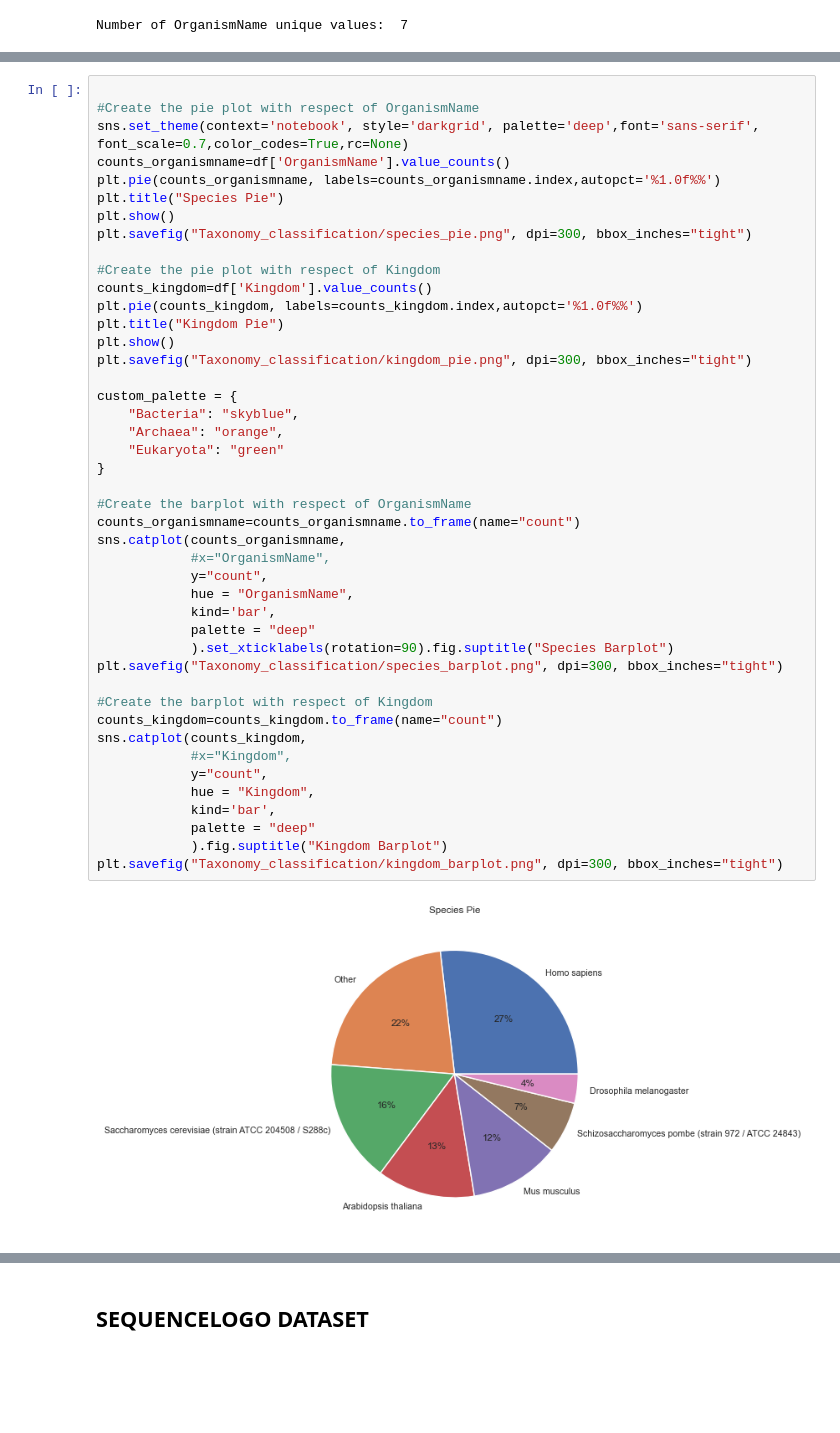
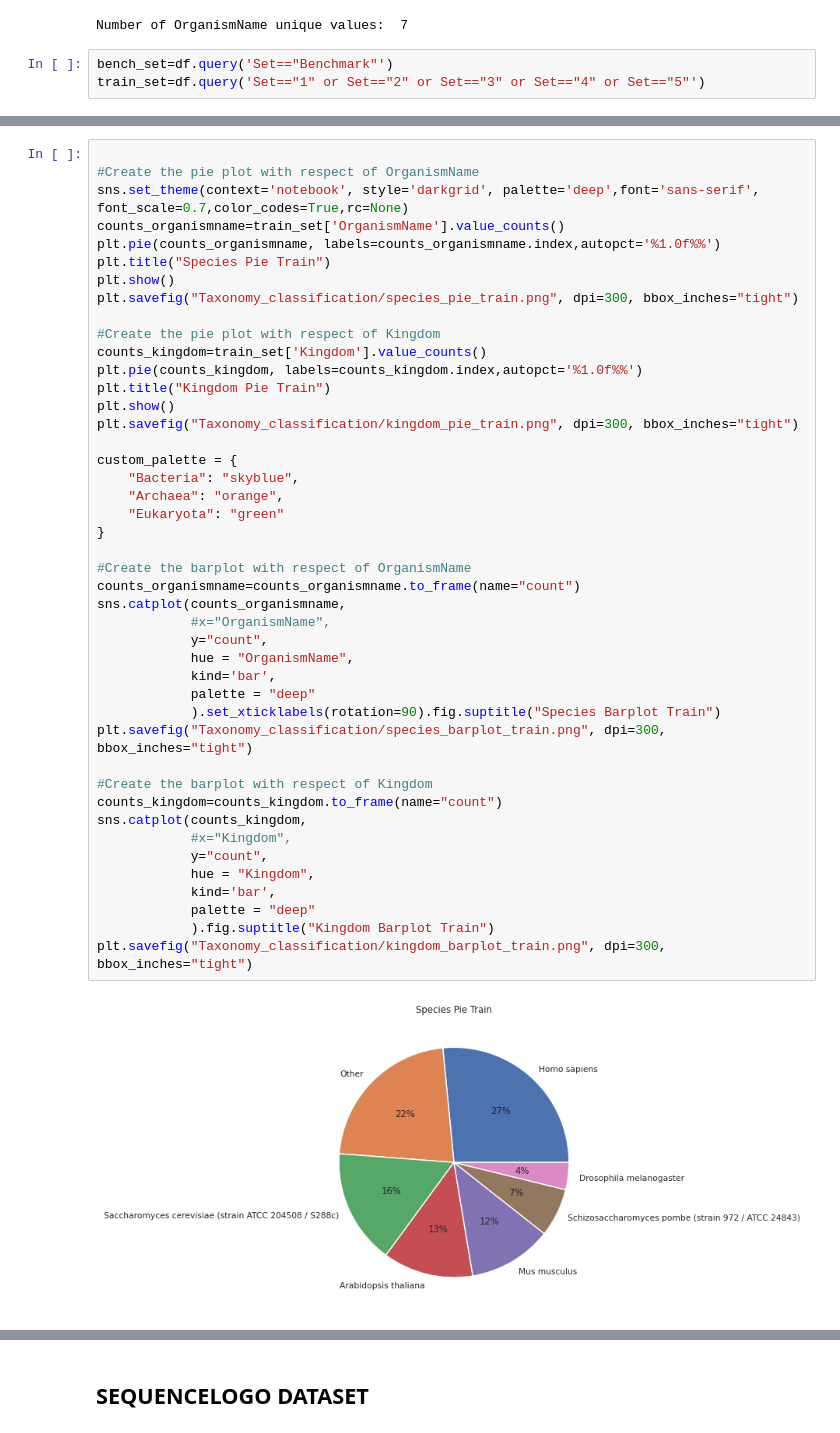
Before and after one commit to LucaCagnini/LB2_project_Group_3, a Jupyter notebook: Data_Analysis/plots.ipynb, the cells around one changed output, grey strips where cells are left out. Saved outputs shown, nothing was run; the diff lists cells and outputs as text; blank space fills up the shorter version.

Commit message:
changed the pie graphs and barplots including division per benchmark and training sets

```diff
--- a/Data_Analysis/plots.ipynb
+++ b/Data_Analysis/plots.ipynb
@@ -1008,3 +1008,6 @@ df.loc[~df["OrganismName"].isin(tmp_most_rep), "OrganismName"] = "Other"
 print("Number of OrganismName unique values: ",df["OrganismName"].nunique())
 # %% [output]
 Number of OrganismName unique values:  7
+# %%
+bench_set=df.query('Set=="Benchmark"')
+train_set=df.query('Set=="1" or Set=="2" or Set=="3" or Set=="4" or Set=="5"')
@@ -1012,45 +1065,45 @@ Number of OrganismName unique values:  7
 
 #Create the pie plot with respect of OrganismName
 sns.set_theme(context='notebook', style='darkgrid', palette='deep',font='sans-serif', font_scale=0.7,color_codes=True,rc=None)
-counts_organismname=df['OrganismName'].value_counts()
+counts_organismname=train_set['OrganismName'].value_counts()
 plt.pie(counts_organismname, labels=counts_organismname.index,autopct='%1.0f%%')
-plt.title("Species Pie")
+plt.title("Species Pie Train")
 plt.show()
-plt.savefig("Taxonomy_classification/species_pie.png", dpi=300, bbox_inches="tight")
+plt.savefig("Taxonomy_classification/species_pie_train.png", dpi=300, bbox_inches="tight")
 
 #Create the pie plot with respect of Kingdom
-counts_kingdom=df['Kingdom'].value_counts()
+counts_kingdom=train_set['Kingdom'].value_counts()
 plt.pie(counts_kingdom, labels=counts_kingdom.index,autopct='%1.0f%%')
-plt.title("Kingdom Pie")
+plt.title("Kingdom Pie Train")
 plt.show()
-plt.savefig("Taxonomy_classification/kingdom_pie.png", dpi=300, bbox_inches="tight")
+plt.savefig("Taxonomy_classification/kingdom_pie_train.png", dpi=300, bbox_inches="tight")
 
 custom_palette = {
     "Bacteria": "skyblue",
     "Archaea": "orange",
     "Eukaryota": "green"
 }
 
 #Create the barplot with respect of OrganismName
 counts_organismname=counts_organismname.to_frame(name="count")
 sns.catplot(counts_organismname,
             #x="OrganismName",
             y="count",
             hue = "OrganismName",
             kind='bar',
             palette = "deep"
-            ).set_xticklabels(rotation=90).fig.suptitle("Species Barplot")
-plt.savefig("Taxonomy_classification/species_barplot.png", dpi=300, bbox_inches="tight")
+            ).set_xticklabels(rotation=90).fig.suptitle("Species Barplot Train")
+plt.savefig("Taxonomy_classification/species_barplot_train.png", dpi=300, bbox_inches="tight")
 
 #Create the barplot with respect of Kingdom
 counts_kingdom=counts_kingdom.to_frame(name="count")
 sns.catplot(counts_kingdom,
             #x="Kingdom",
             y="count",
             hue = "Kingdom",
             kind='bar',
             palette = "deep"
-            ).fig.suptitle("Kingdom Barplot")
-plt.savefig("Taxonomy_classification/kingdom_barplot.png", dpi=300, bbox_inches="tight")
+            ).fig.suptitle("Kingdom Barplot Train")
+plt.savefig("Taxonomy_classification/kingdom_barplot_train.png", dpi=300, bbox_inches="tight")
 # %% [output]
-[figure, old version]
+[figure, new version]
```
Also changed, not shown: parts of 2 cells of this notebook, 13 other files.
